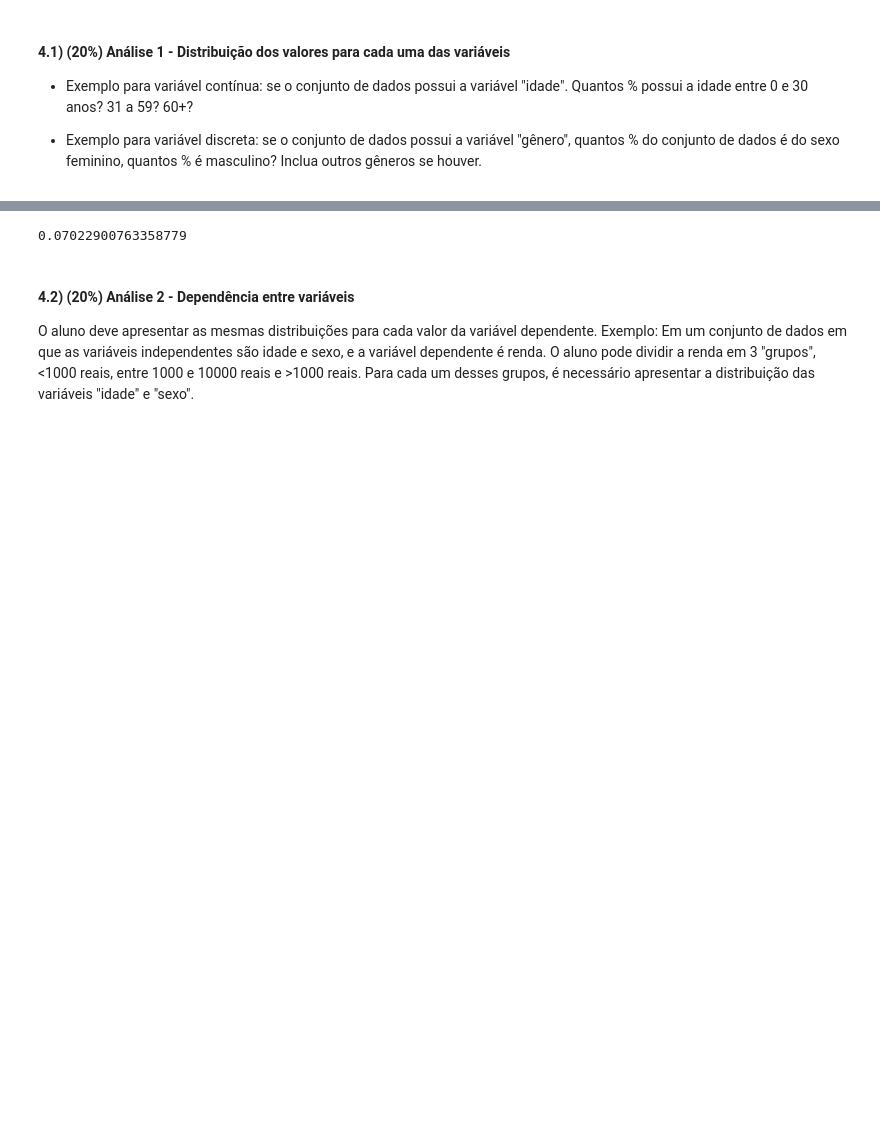
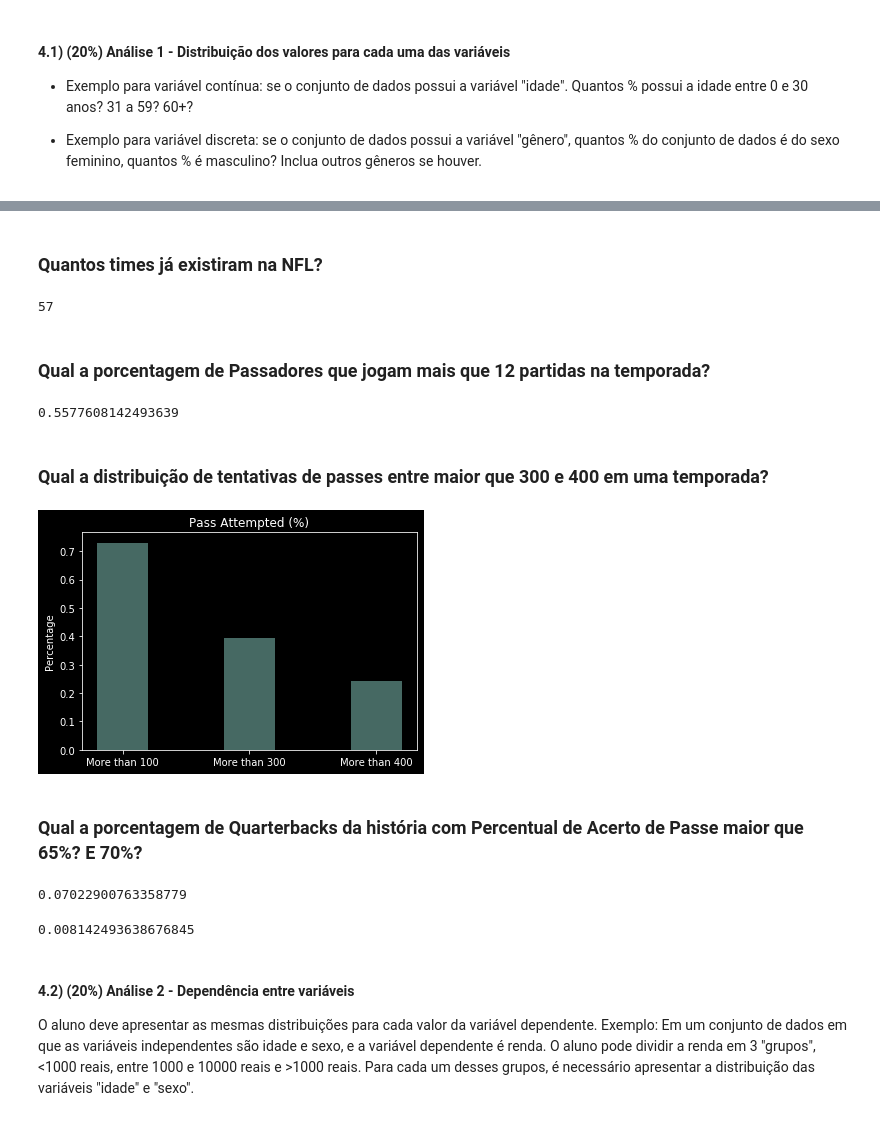
Before and after one commit to gabrielmsdiniz/nfl-stats, a Jupyter notebook: src/analysis.ipynb, the cells around one changed output, grey strips where cells are left out. Cells and saved outputs as stored; diff of their text form; code cells hidden in the pictures; blank space fills up the shorter version.

```diff
--- a/src/analysis.ipynb
+++ b/src/analysis.ipynb
@@ -84,16 +86,16 @@ pass_stats = pass_stats[
 # %%
 # Format some features to type integer
 
-int_features = ['Games Played', 'Passes Attempted', 'Sacks']
+int_features = ['Games Played', 'Passes Attempted', 'Sacks', 'TD Passes', 'Ints']
 
 for col in int_features:
     pass_stats[col] = pass_stats[col].fillna(0).astype(int)
 # %%
 # Format some features to type float
-float_features = ['Completion Percentage', 'Passing Yards', 'Passing Yards Per Game', 'Int Rate', 'Passer Rating']
+float_features = ['Completion Percentage', 'Passing Yards', 'Passing Yards Per Attempt', 'Int Rate', 'Passer Rating']
 
 for col in float_features:
-    pass_stats[col] = pass_stats[col].replace(',', '.', regex=True).fillna(0).astype(float)
+    pass_stats[col] = pass_stats[col].replace(',', '', regex=True).fillna(0).astype(float)
 # %%
 # Format some features to type str
 str_features = ['Team']
@@ -146,10 +149,52 @@ Quantos porcentos
+# %% [markdown]
+### Quantos times já existiram na NFL?
+# %%
+len(pass_stats.Team.unique())
+# %% [output]
+57
+# %% [markdown]
+### Qual a porcentagem de Passadores que jogam mais que 12 partidas na temporada?
+# %%
+more_than_10_games = pass_stats[pass_stats['Games Played'] >= 12]
+
+print(len(more_than_10_games) / len(pass_stats))
+# %% [output]
+0.5577608142493639
+# %% [markdown]
+### Qual a distribuição de tentativas de passes entre maior que 300 e 400 em uma temporada?
+# %%
+more_than_100_pass_att_percentage = len(pass_stats[pass_stats['Passes Attempted'] >= 100]) / len(pass_stats)
+more_than_300_pass_att_percentage = len(pass_stats[pass_stats['Passes Attempted'] >= 300]) / len(pass_stats)
+more_than_400_pass_att_percentage = len(pass_stats[pass_stats['Passes Attempted'] >= 400]) / len(pass_stats)
+
+labels = ('More than 100', 'More than 300', 'More than 400')
+y_pos = np.arange(len(labels))
+data = [more_than_100_pass_att_percentage, more_than_300_pass_att_percentage, more_than_400_pass_att_percentage]
+
+plt.bar(y_pos, data, align='center', alpha=0.5, width=0.4)
+plt.xticks(y_pos, labels)
+plt.ylabel('Percentage')
+plt.title('Pass Attempted (%)')
+
+plt.show()
+# %% [output]
+[figure, added]
+# %% [markdown]
+### Qual a porcentagem de Quarterbacks da história com Percentual de Acerto de Passe maior que 65%? E 70%?
+# %%
+more_than_65_completion = pass_stats[(pass_stats['Completion Percentage'] >= 0.65)]
+
+more_than_65_completion = more_than_65_completion.sort_values('Passer Rating', ascending = False)
+print(len(more_than_65_completion) / len(pass_stats))
+# %% [output]
+0.07022900763358779
 # %%
-more_than_70 = pass_stats[(pass_stats['Completion Percentage'] >= 0.65)]
+more_than_70_completion = pass_stats[(pass_stats['Completion Percentage'] >= 0.70)]
 
-more_than_70 = more_than_70.sort_values('Completion Percentage', ascending = False)
-len(more_than_70) / len(pass_stats)
+more_than_70_completion = more_than_70_completion.sort_values('Completion Percentage', ascending = False)
+print(len(more_than_70_completion) / len(pass_stats))
 # %% [output]
-0.07022900763358779
+0.008142493638676845
 # %% [markdown]
 #### 4.2) **(20%)** Análise 2 - Dependência entre variáveis
 O aluno deve apresentar as mesmas distribuições para cada valor da variável dependente. Exemplo: Em um conjunto de dados em que as variáveis independentes são idade e sexo, e a variável dependente é renda. O aluno pode dividir a renda em 3 "grupos", <1000 reais, entre 1000 e 10000 reais e >1000 reais. Para cada um desses grupos, é necessário apresentar a distribuição das variáveis "idade" e "sexo".
```
Also changed, not shown: parts of 10 cells of this notebook, 18 other files.
